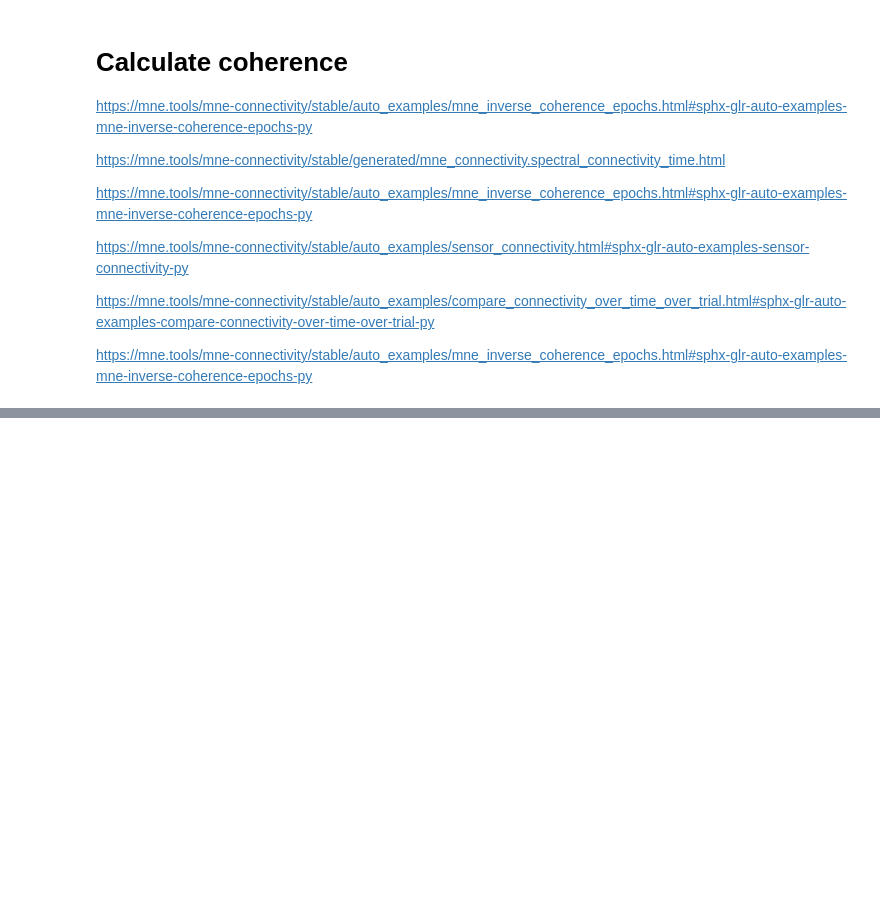
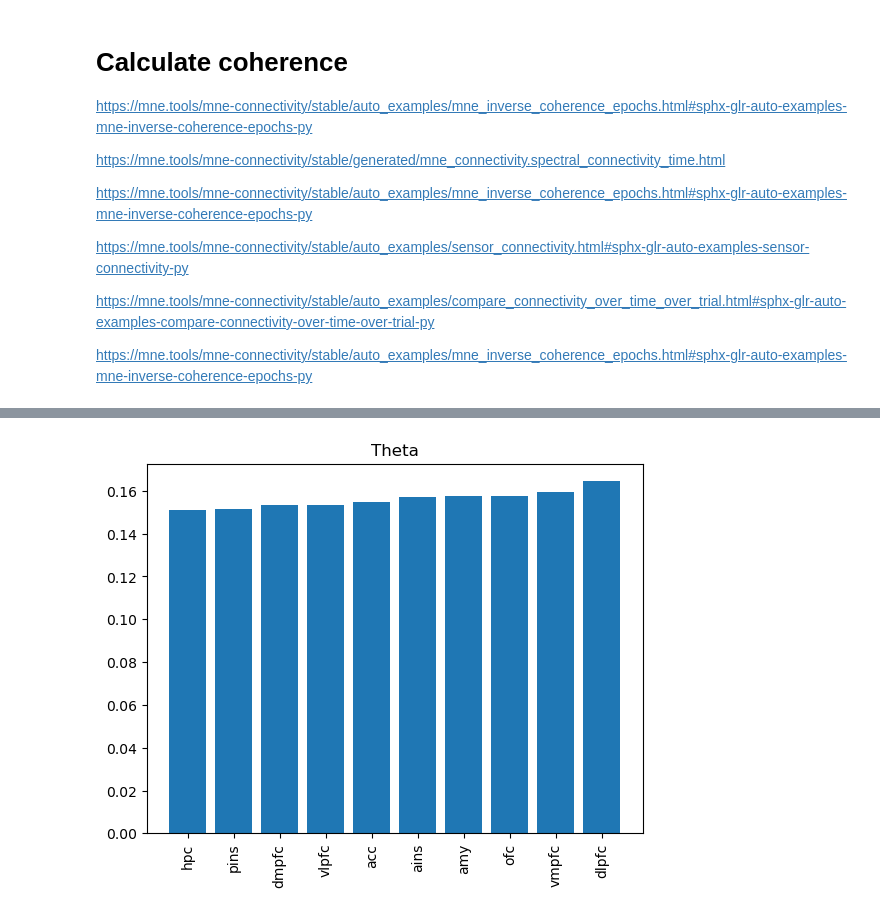
Before and after one commit to aliefink/resting_state_ieeg, a Jupyter notebook: coh_pac/scripts/compute_coh.ipynb, the cells around one changed output, grey strips where cells are left out. Cells and saved outputs as stored; diff of their text form; code cells hidden in the pictures; blank space fills up the shorter version.

```diff
--- a/coh_pac/scripts/compute_coh.ipynb
+++ b/coh_pac/scripts/compute_coh.ipynb
@@ -451,0 +572,9 @@ coh_results.to_csv(f'{base_dir}coh_pac/data/coh_results_all_subj_{date}.csv')
+# %%
+########## theta by roi
+theta_means = {}
+
+for roi in analysis_rois:
+    roi_info = roi_freq_means[roi]
+    theta_roi_df = roi_info['theta']
+    theta_means[roi] = np.mean(theta_roi_df.mean_coh)
+theta_means
@@ -451,0 +696,12 @@ coh_results.to_csv(f'{base_dir}coh_pac/data/coh_results_all_subj_{date}.csv')
+# %%
+######## theta means by roi plot
+
+
+theta_df = pd.DataFrame({'rois':theta_means.keys(),'coh':theta_means.values()}).sort_values('coh')
+
+plt.bar(theta_df.rois, theta_df.coh)
+plt.xticks(rotation=90)
+plt.title('Theta')
+plt.show()
+# %% [output]
+[figure, added]
```
Also changed, not shown: parts of 47 cells of this notebook, 3 other files.
